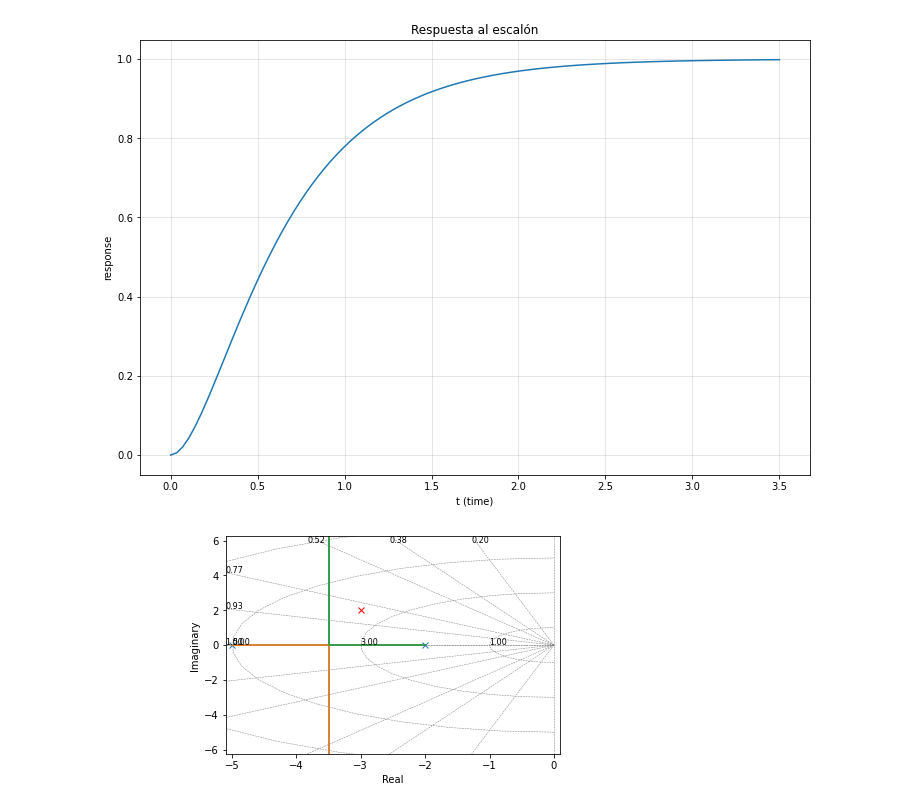
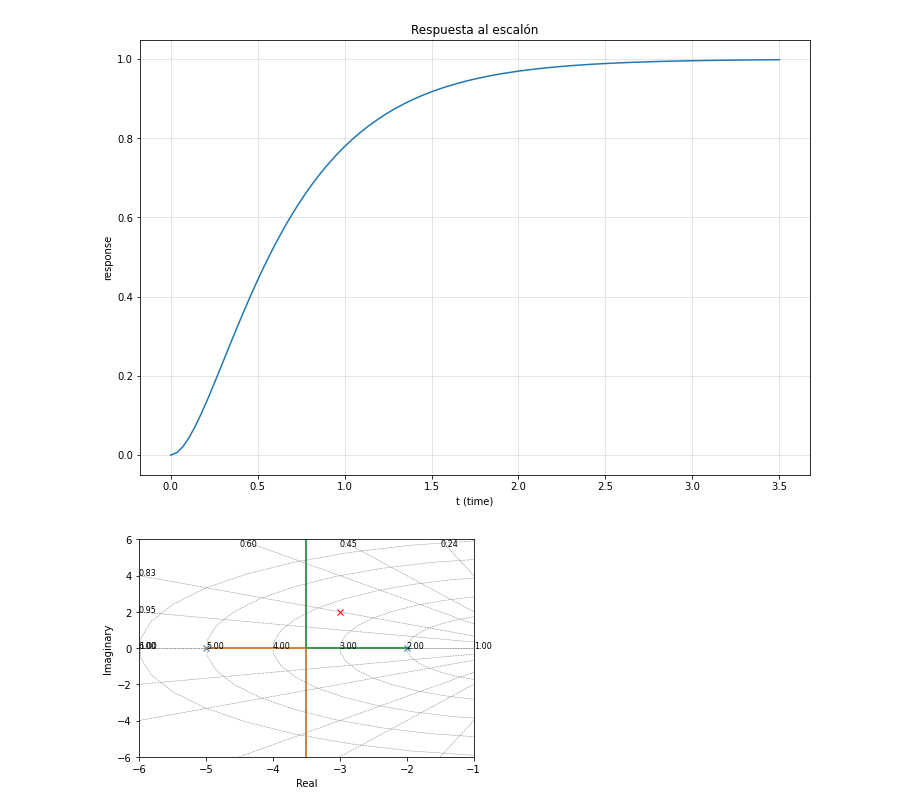
Before and after one commit to alecaceres/SCA, a Jupyter notebook: PID/Ejercicio 1 - pag 1.ipynb, the cells around one changed output. Saved outputs shown, nothing was run; the diff lists cells and outputs as text; code cells hidden in the pictures.

Commit message:
Se modifica el comportamiento del polo deseado

```diff
--- a/PID/Ejercicio 1 - pag 1.ipynb
+++ b/PID/Ejercicio 1 - pag 1.ipynb
@@ -32,6 +32,6 @@ plt.show()
 [figure]
 # %%
 polo = -3+2j
-empanada, algo = rlocus(G,pd = polo)
+empanada, algo = rlocus(G,pd = polo, xlim=(-6,-1), ylim=(-6,6),aspect = 12)
 # %% [output]
-[figure, old version]
+[figure, new version]
```
Also changed, not shown: parts of 2 cells of this notebook, 1 other file.
